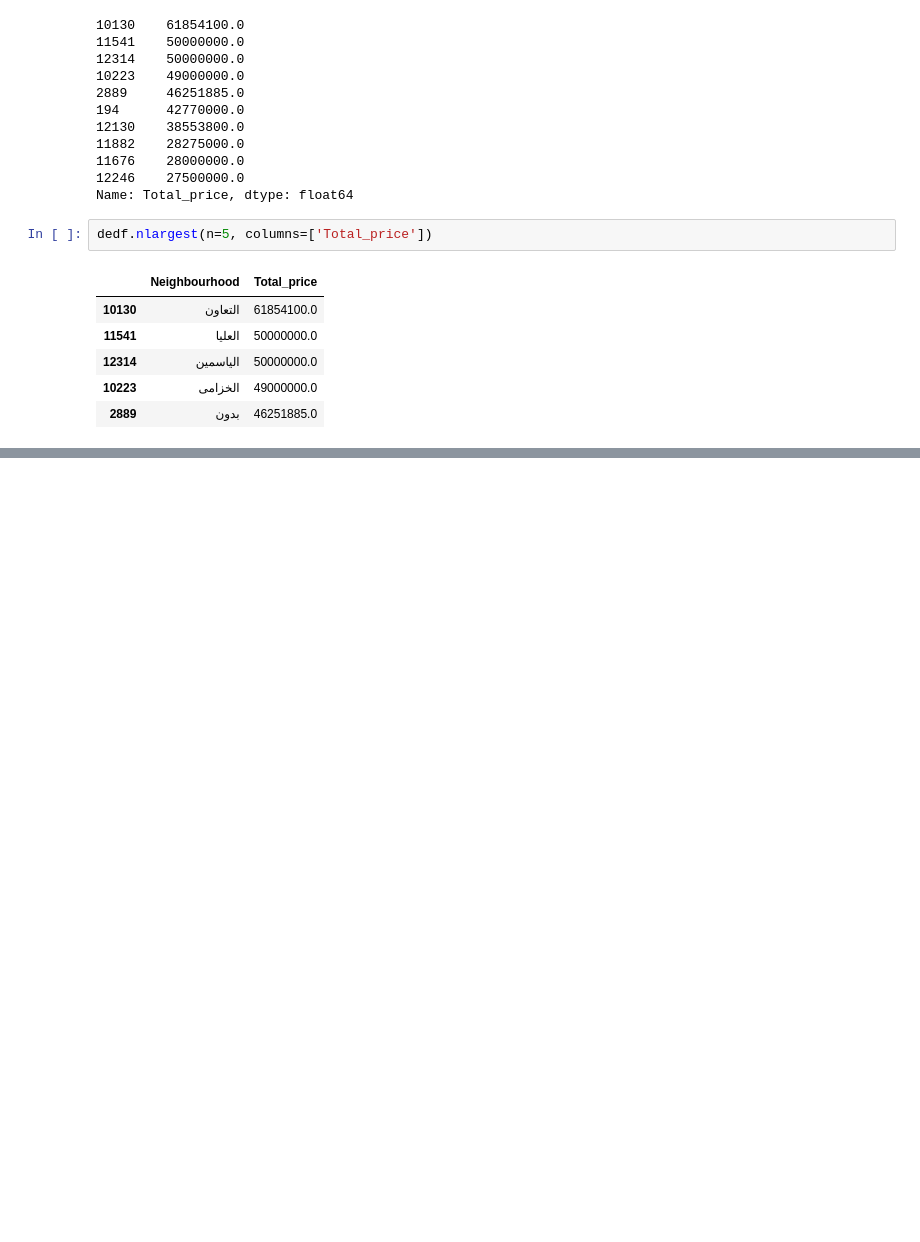
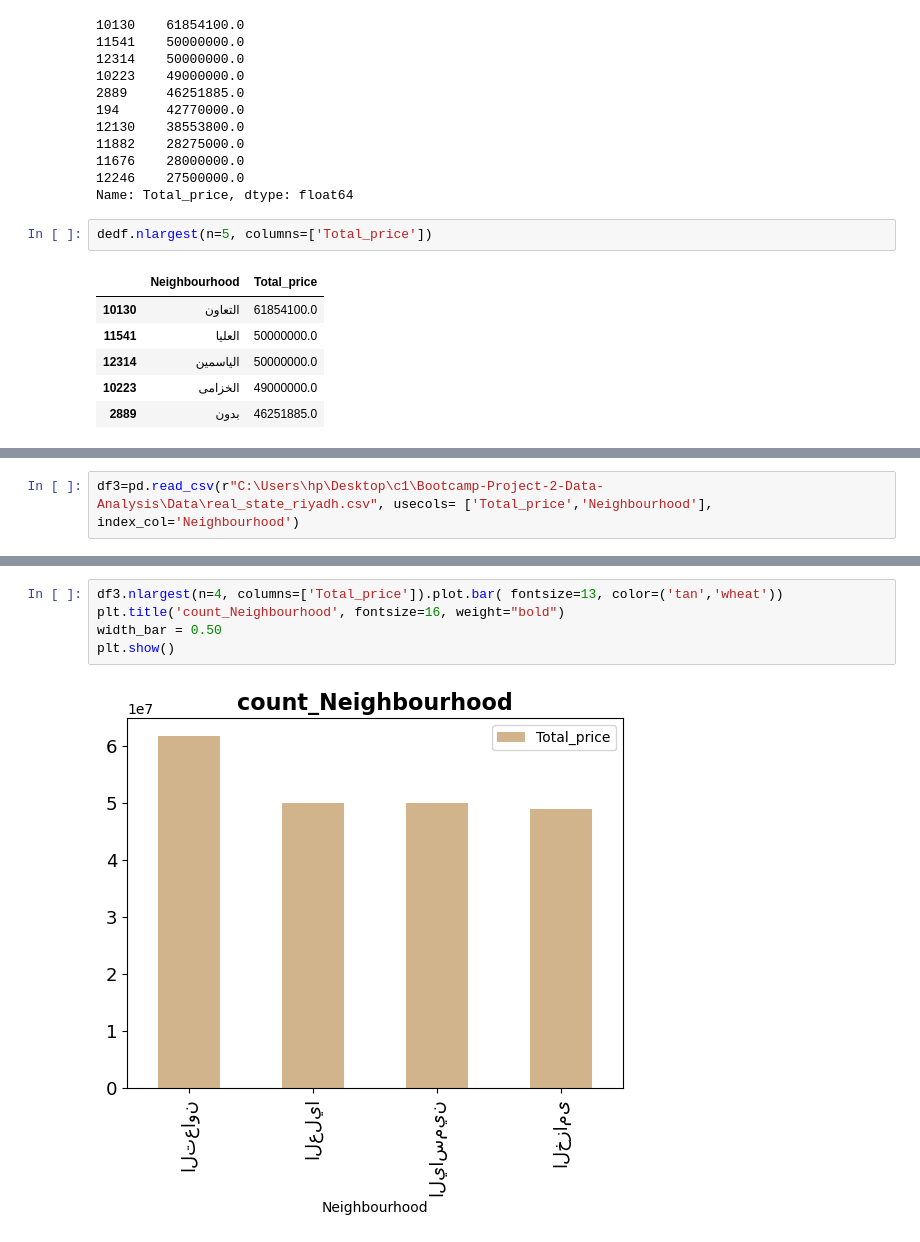
Before and after one commit to Tuwaiq-Data-Science-Bootcamp-V3/Bootcamp-Project-2-Data-Analysis, a Jupyter notebook: Amjad_update/by Amjad.ipynb, the cells around one changed output, grey strips where cells are left out. Saved outputs shown, nothing was run; the diff lists cells and outputs as text; blank space fills up the shorter version.

```diff
--- a/Amjad_update/by Amjad.ipynb
+++ b/Amjad_update/by Amjad.ipynb
@@ -265,0 +265,2 @@ ses
+# %%
+df3=pd.read_csv(r"C:\Users\hp\Desktop\c1\Bootcamp-Project-2-Data-Analysis\Data\real_state_riyadh.csv", usecols= ['Total_price','Neighbourhood'], index_col='Neighbourhood')
@@ -265,0 +293,7 @@ ses
+# %%
+df3.nlargest(n=4, columns=['Total_price']).plot.bar( fontsize=13, color=('tan','wheat'))
+plt.title('count_Neighbourhood', fontsize=16, weight="bold")
+width_bar = 0.50
+plt.show()
+# %% [output]
+[figure, added]
```
Also changed, not shown: parts of 6 cells of this notebook, 1 other file.
